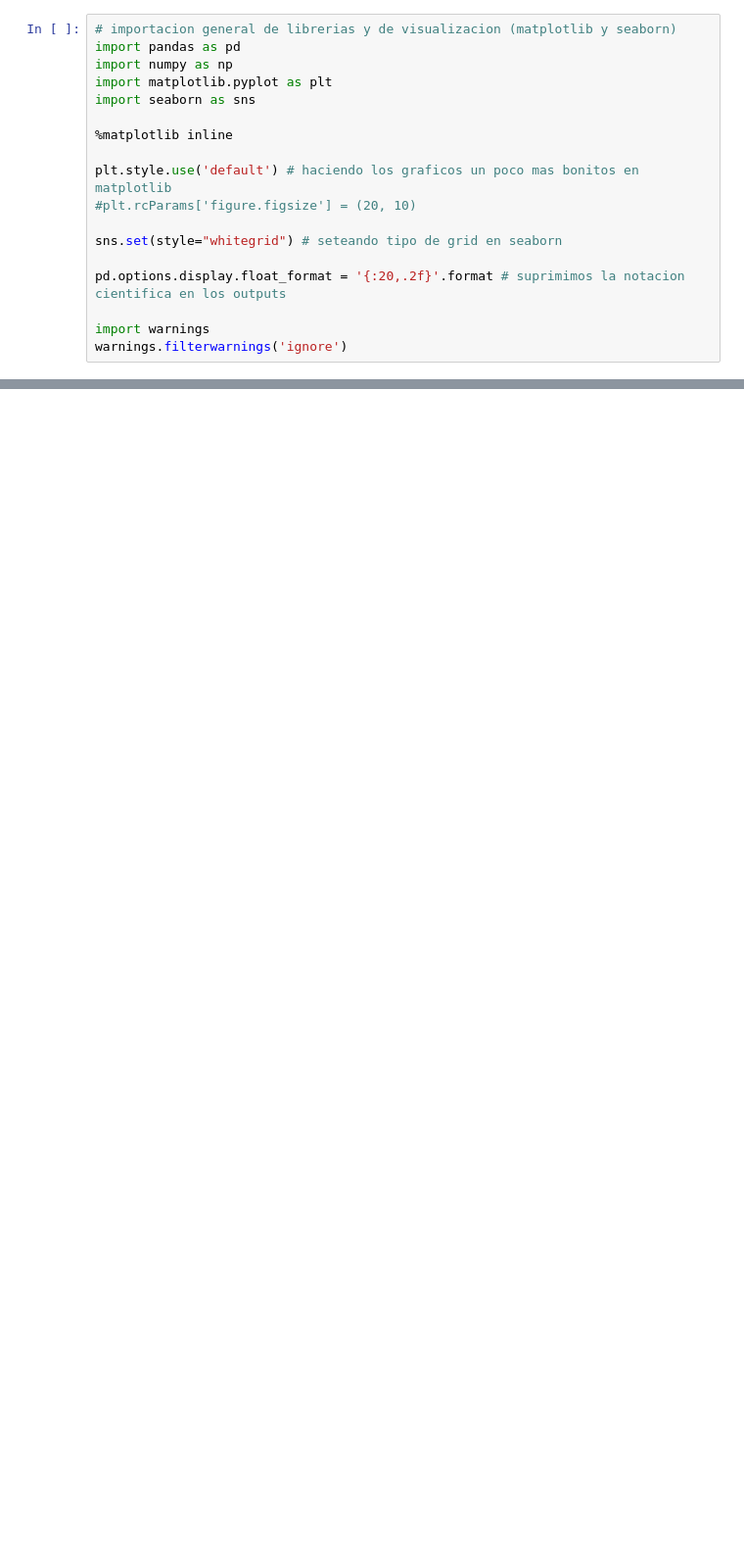
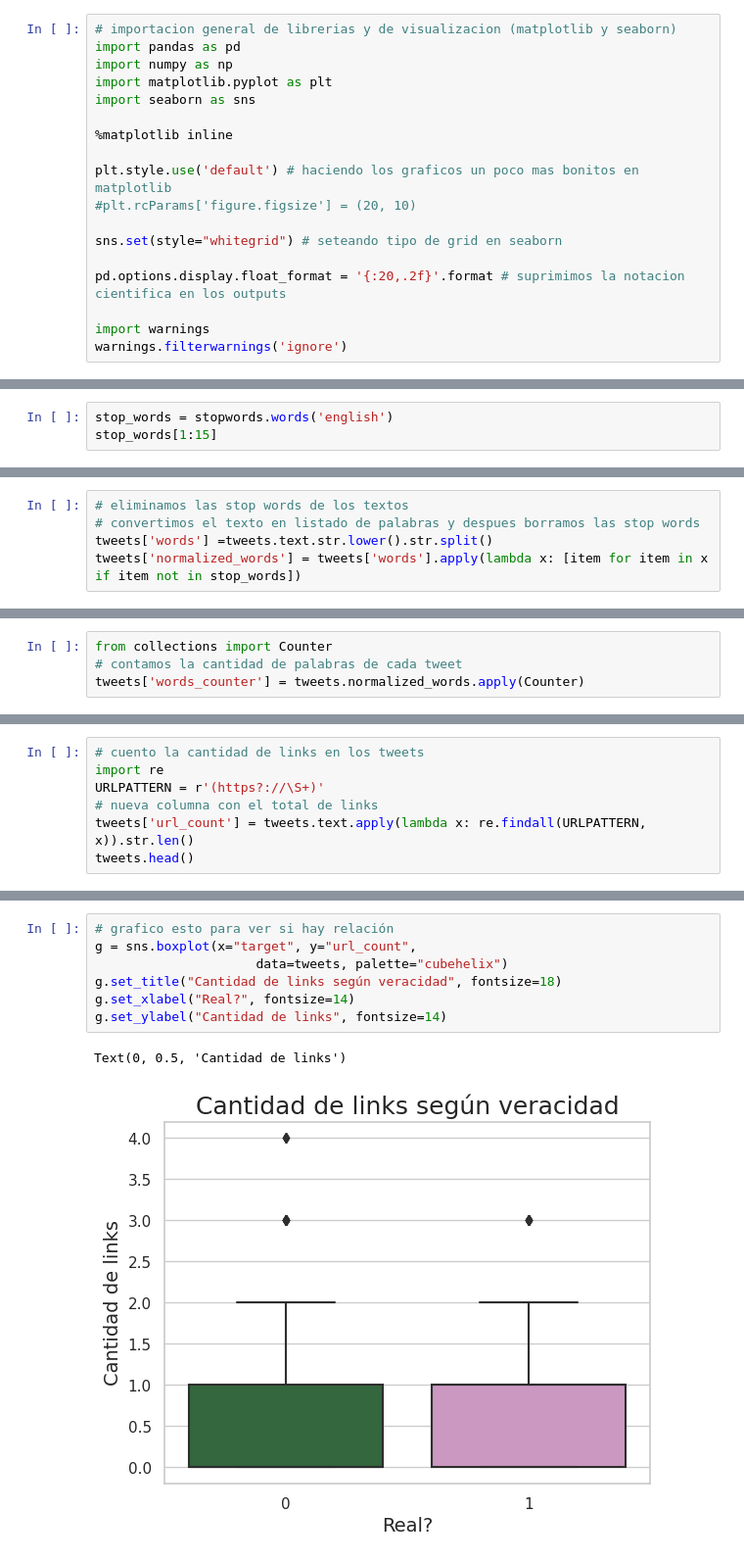
Before and after one commit to vnbarr/75.06-Datos, a Jupyter notebook: notebooks/TP1.ipynb, the cells around one changed output, grey strips where cells are left out. Shown: that part at 98% size. Saved outputs shown, nothing was run; the diff lists cells and outputs as text; blank space fills up the shorter version.

Commit message:
haciendo algunos análisis: - cantidad de hashtags - cantidad de links - cantidad de tags - trabajando con las palabras, normalizando el texto quitando las "stop words"

```diff
--- a/notebooks/TP1.ipynb
+++ b/notebooks/TP1.ipynb
@@ -55,0 +203,3 @@ tweets.head()
+# %%
+stop_words = stopwords.words('english')
+stop_words[1:15]
@@ -55,0 +221,5 @@ tweets.head()
+# %%
+# eliminamos las stop words de los textos
+# convertimos el texto en listado de palabras y despues borramos las stop words
+tweets['words'] =tweets.text.str.lower().str.split()
+tweets['normalized_words'] = tweets['words'].apply(lambda x: [item for item in x if item not in stop_words])
@@ -55,0 +237,4 @@ tweets.head()
+# %%
+from collections import Counter
+# contamos la cantidad de palabras de cada tweet
+tweets['words_counter'] = tweets.normalized_words.apply(Counter)
@@ -55,0 +253,7 @@ tweets.head()
+# %%
+# cuento la cantidad de links en los tweets
+import re
+URLPATTERN = r'(https?://\S+)'
+# nueva columna con el total de links
+tweets['url_count'] = tweets.text.apply(lambda x: re.findall(URLPATTERN, x)).str.len()
+tweets.head()
@@ -55,0 +284,10 @@ tweets.head()
+# %%
+# grafico esto para ver si hay relación
+g = sns.boxplot(x="target", y="url_count",
+                     data=tweets, palette="cubehelix")
+g.set_title("Cantidad de links según veracidad", fontsize=18)
+g.set_xlabel("Real?", fontsize=14)
+g.set_ylabel("Cantidad de links", fontsize=14)
+# %% [output]
+Text(0, 0.5, 'Cantidad de links')
+[figure, added]
```
Also changed, not shown: parts of 45 cells of this notebook.
